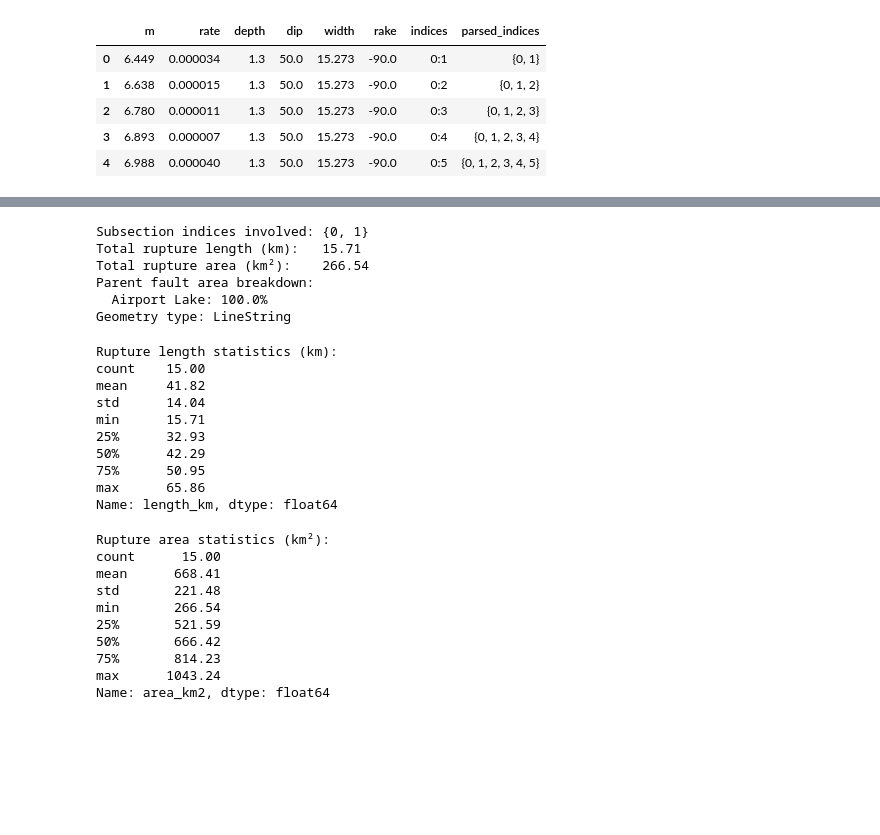
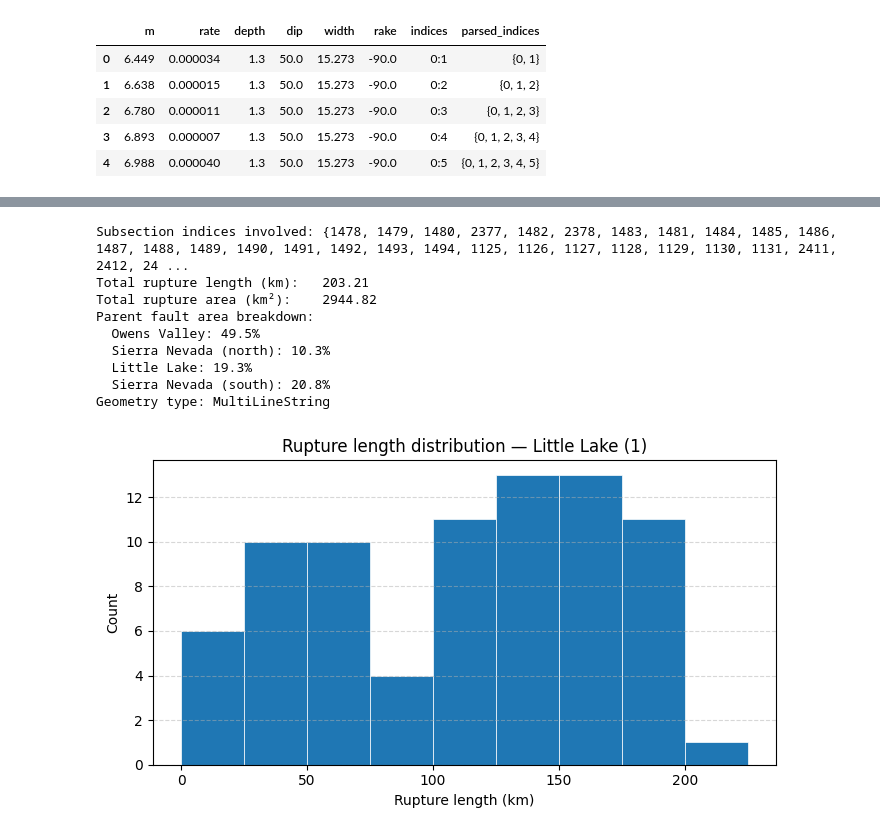
Before and after one commit to asarmy/parserf, a Jupyter notebook: examples/fault_subsection_demo.ipynb, the cells around one changed output, grey strips where cells are left out. Saved outputs shown, nothing was run; the diff lists cells and outputs as text; code cells hidden in the pictures; blank space fills up the shorter version.

```diff
--- a/examples/fault_subsection_demo.ipynb
+++ b/examples/fault_subsection_demo.ipynb
@@ -83,7 +99,6 @@ Columns: ['m', 'rate', 'depth', 'dip', 'width', 'rake', 'indices', 'parsed_indic
 - `.data` — local attributes (name, geometry, depths, dip, lengths, etc.)
 - `.ruptures` — rupture participation data
 # %%
-# Create a FaultSubsection for subsection index 0
-sub = FaultSubsection(dataset, index=0)
+sub = FaultSubsection(dataset, index=idx)
 print(sub)
 # %% [output]
@@ -172,48 +168,36 @@ Each row in `participating_ruptures` represents one rupture scenario involving t
 # %%
-# Examine the first rupture in detail
-first_rup = participating.iloc[0]
+# Examine the last rupture in detail
+last_rup = participating.iloc[-1]
 
-print("Subsection indices involved:", first_rup["parsed_indices"])
-print("Total rupture length (km):  ", round(first_rup["length_km"], 2))
-print("Total rupture area (km²):   ", round(first_rup["area_km2"], 2))
+print("Subsection indices involved:", last_rup["parsed_indices"])
+print("Total rupture length (km):  ", round(last_rup["length_km"], 2))
+print("Total rupture area (km²):   ", round(last_rup["area_km2"], 2))
 print("Parent fault area breakdown:")
-for fault, pct in first_rup["parent_area_pcts"].items():
+for fault, pct in last_rup["parent_area_pcts"].items():
     print(f"  {fault}: {pct:.1f}%")
-print("Geometry type:", first_rup["geometry"].geom_type)
+print("Geometry type:", last_rup["geometry"].geom_type)
 # %% [output]
-Subsection indices involved: {0, 1}
-Total rupture length (km):   15.71
-Total rupture area (km²):    266.54
+Subsection indices involved: {1478, 1479, 1480, 2377, 1482, 2378, 1483, 1481, 1484, 1485, 1486, 1487, 1488, 1489, 1490, 1491, 1492, 1493, 1494, 1125, 1126, 1127, 1128, 1129, 1130, 1131, 2411, 2412, 24 ...
+Total rupture length (km):   203.21
+Total rupture area (km²):    2944.82
 Parent fault area breakdown:
-  Airport Lake: 100.0%
-Geometry type: LineString
+  Owens Valley: 49.5%
+  Sierra Nevada (north): 10.3%
+  Little Lake: 19.3%
+  Sierra Nevada (south): 20.8%
+Geometry type: MultiLineString
-# %%
-# Summary statistics for ruptures involving this subsection
-print("Rupture length statistics (km):")
-print(participating["length_km"].describe().round(2))
-# %% [output]
-Rupture length statistics (km):
-count    15.00
-mean     41.82
-std      14.04
-min      15.71
-25%      32.93
-50%      42.29
-75%      50.95
-max      65.86
-Name: length_km, dtype: float64
-# %%
-# Summary statistics for rupture area
-print("Rupture area statistics (km²):")
-print(participating["area_km2"].describe().round(2))
-# %% [output]
-Rupture area statistics (km²):
-count      15.00
-mean      668.41
-std       221.48
-min       266.54
-25%       521.59
-50%       666.42
-75%       814.23
-max      1043.24
-Name: area_km2, dtype: float64
+# %%
+bin_width = 25  # km
+lengths = participating["length_km"]
+bins = np.arange(0, lengths.max() + bin_width, bin_width)
+
+fig, ax = plt.subplots(figsize=(7, 4))
+ax.hist(lengths, bins=bins, edgecolor="white", linewidth=0.5)
+ax.set_xlabel("Rupture length (km)")
+ax.set_ylabel("Count")
+ax.set_title(f"Rupture length distribution — {sub.data.name}")
+ax.grid(axis="y", linestyle="--", alpha=0.5)
+plt.tight_layout()
+plt.show()
+# %% [output]
+[figure, added]
```
Also changed, not shown: parts of 23 cells of this notebook, 11 other files.
